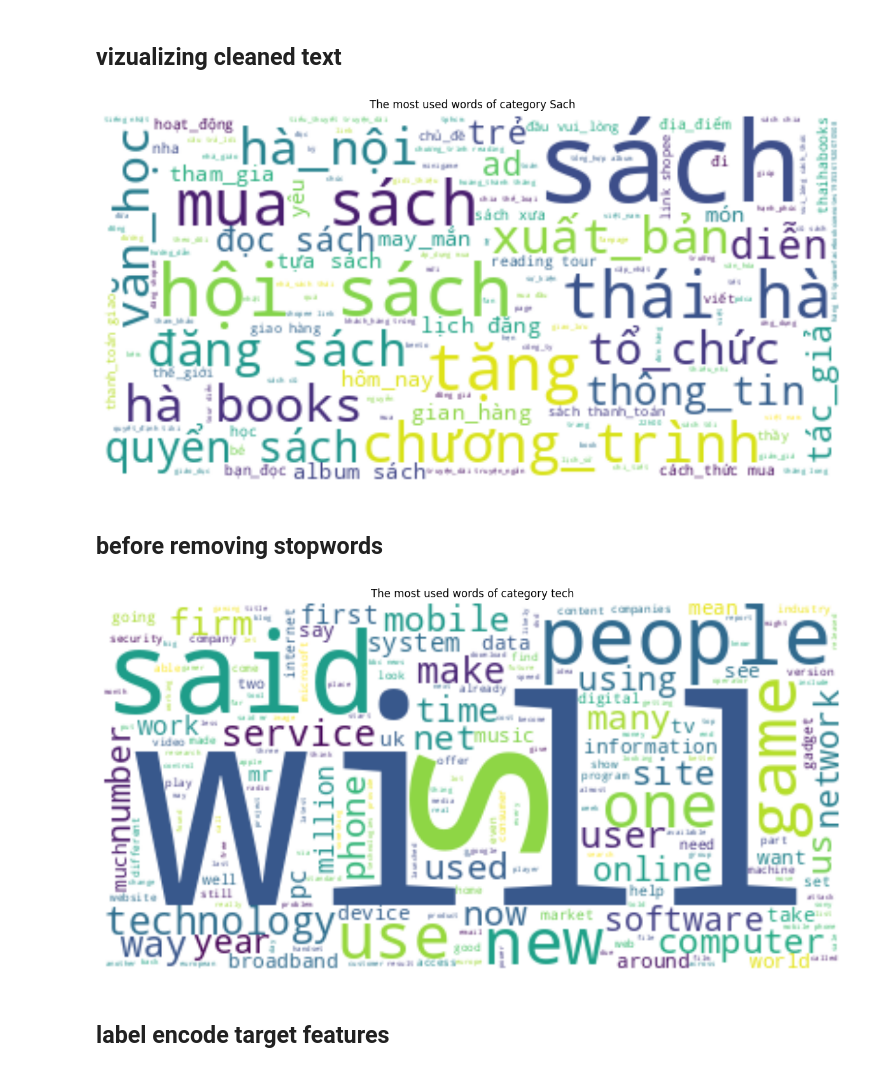
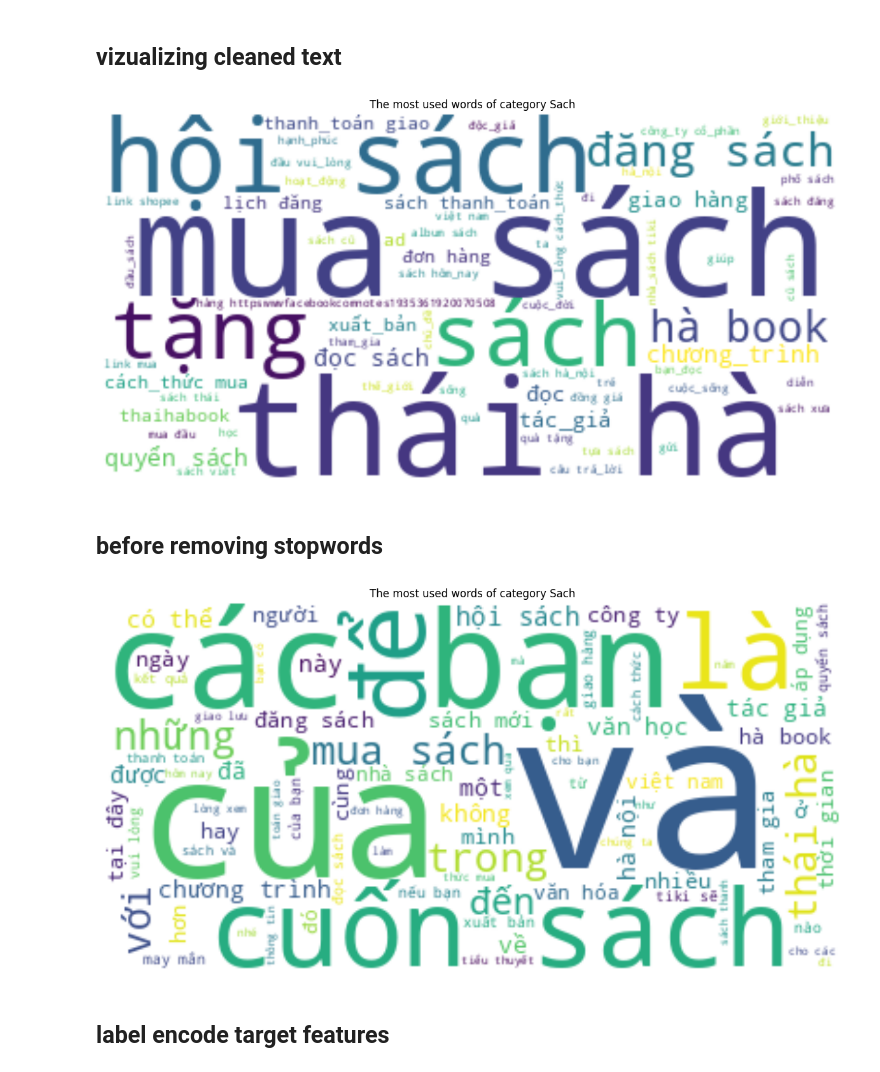
Before and after one commit to levutb2004/deep_learning_uet, a Jupyter notebook: BBC_Text_Classification_with_LSTM2.ipynb, the cells around one changed output. Drawn from its saved outputs; the diff is of its cells as text; code cells hidden in the pictures.

```diff
--- a/BBC_Text_Classification_with_LSTM2.ipynb
+++ b/BBC_Text_Classification_with_LSTM2.ipynb
@@ -244,7 +244,7 @@ test:, (3200,)
 # %%
 def text_vizual(category,data_train):
     text = ''
-    for txt in tqdm.tqdm(data_train[y_test==f'{category}']):
+    for txt in tqdm.tqdm(data_train[y_train==f'{category}']):
         text +=txt
     wordcloud_spam = WordCloud(background_color="white").generate(text)
     # Lines 2 - 5
@@ -303,15 +305,15 @@ cleaned_x_train.shape, cleaned_x_test.shape
 # %% [markdown]
 ## vizualizing cleaned text
 # %%
-text_vizual('Sach', cleaned_x_test)
+text_vizual('Sach', cleaned_x_train)
 # %% [output]
-[figure, old version]
+[figure, new version]
 # %% [markdown]
 ## before removing stopwords
 # %%
-text_vizual('tech', removed_punch_x_train)
+text_vizual('Sach', removed_punch_x_train)
 # %% [output]
-[figure, old version]
+[figure, new version]
 # %% [markdown]
 ## label encode target features
 # %%
```
Also changed, not shown: parts of 31 cells of this notebook.
